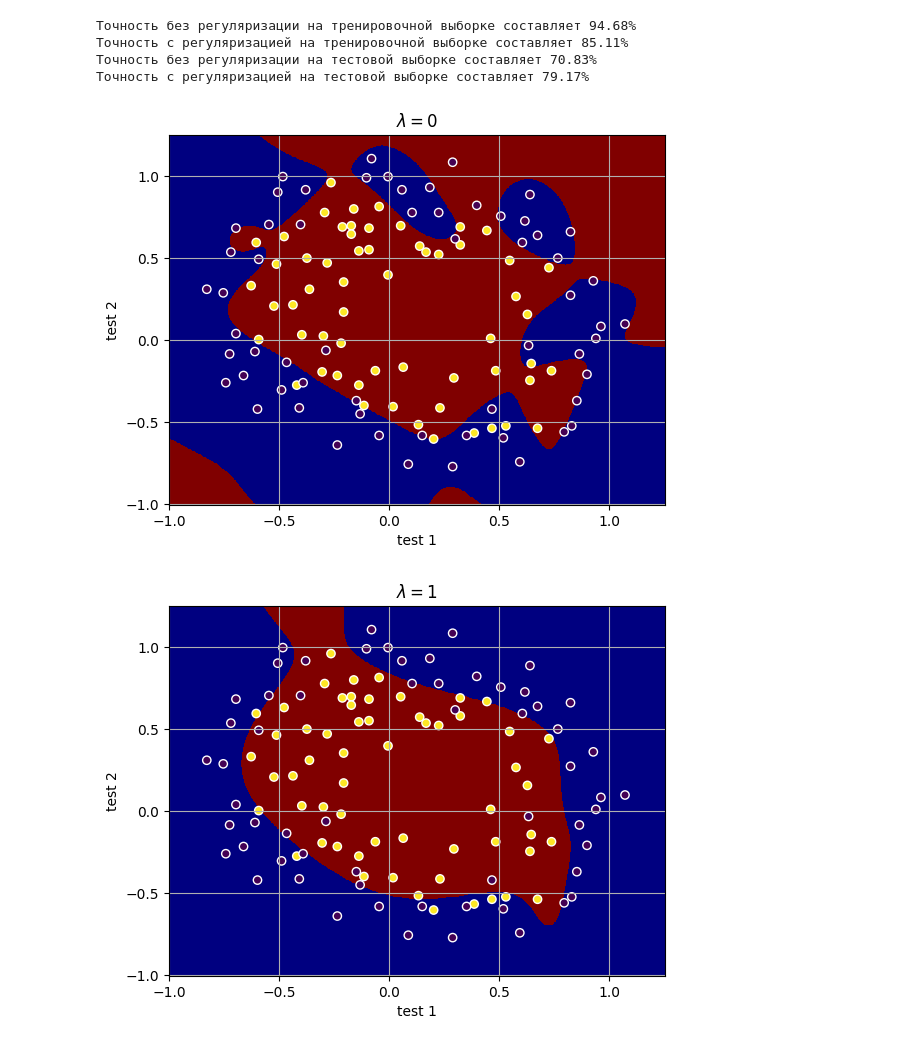
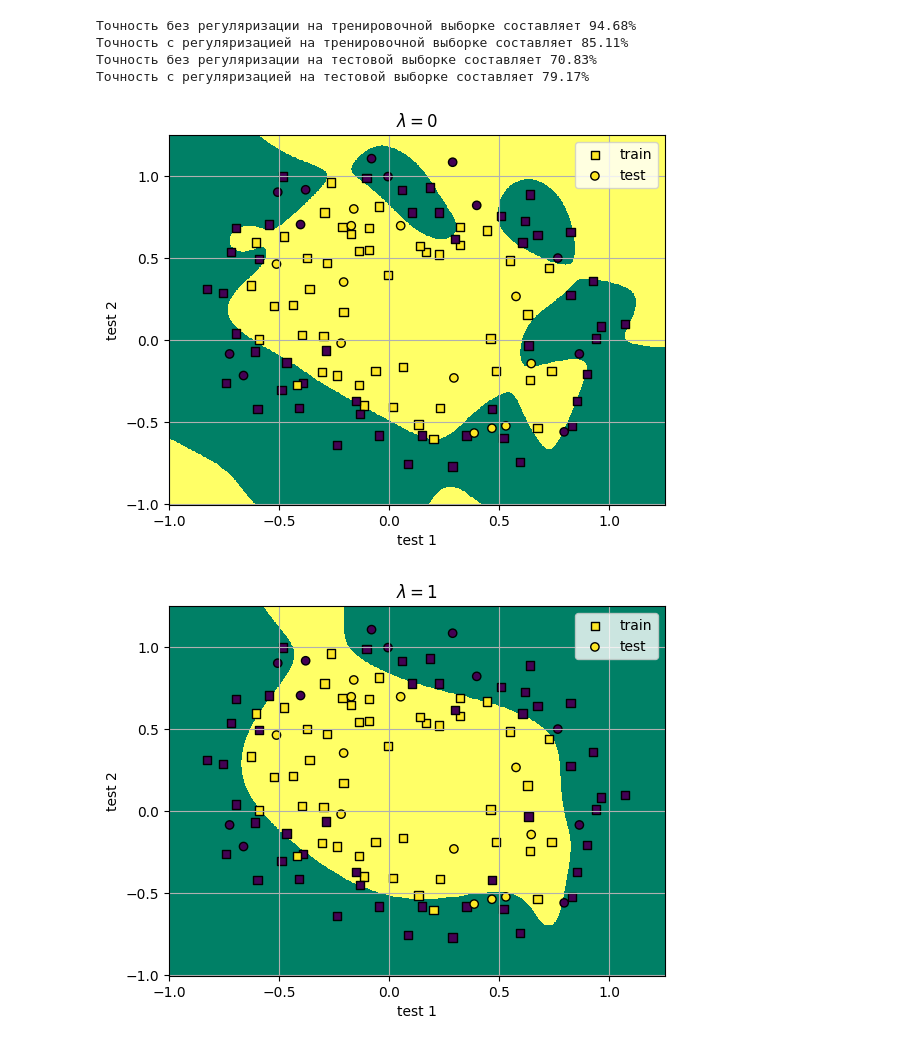
Before and after one commit to Xopppek/ml_sem6, a Jupyter notebook: lab22.ipynb, the cells around one changed output. Saved outputs shown, nothing was run; the diff lists cells and outputs as text; code cells hidden in the pictures.

Commit message:
made some graphics in lab2-2 better

```diff
--- a/lab22.ipynb
+++ b/lab22.ipynb
@@ -115,22 +115,32 @@ Z_reg = Z_reg.reshape(X1.shape)
 Z_reg[Z_reg > 0.5] = 1
 Z_reg[Z_reg <= 0.5] = 0
 # %%
-plt.pcolormesh(X1, X2, Z, cmap='jet')
-plt.scatter(df['test1'], df['test2'], c = df['status'], edgecolors='white')
+plt.pcolormesh(X1, X2, Z, cmap='summer')
+X = np.copy(x_train)
+X[:,:] = X[:,:] * std + mean
+plt.scatter(X[:,1], X[:,2], c = y_train, edgecolors='black', marker='s', label='train')
+X = np.copy(x_test)
+X[:,:] = X[:,:] * std + mean
+plt.scatter(X[:,1], X[:,2], c = y_test, edgecolors='black', marker='o', label='test')
 plt.xlabel('test 1')
 plt.ylabel('test 2')
 plt.title('$\lambda = 0$')
+plt.legend()
 plt.grid(True)
-plt.show()
 # %% [output]
-[figure, old version]
+[figure, new version]
 # %%
-plt.pcolormesh(X1, X2, Z_reg, cmap='jet')
-plt.scatter(df['test1'], df['test2'], c = df['status'], edgecolors='white')
+plt.pcolormesh(X1, X2, Z_reg, cmap='summer')
+X = np.copy(x_train)
+X[:,:] = X[:,:] * std + mean
+plt.scatter(X[:,1], X[:,2], c = y_train, edgecolors='black', marker='s', label='train')
+X = np.copy(x_test)
+X[:,:] = X[:,:] * std + mean
+plt.scatter(X[:,1], X[:,2], c = y_test, edgecolors='black', marker='o', label='test')
 plt.xlabel('test 1')
 plt.ylabel('test 2')
 plt.title('$\lambda = 1$')
+plt.legend()
 plt.grid(True)
-plt.show()
 # %% [output]
-[figure, old version]
+[figure, new version]
```
